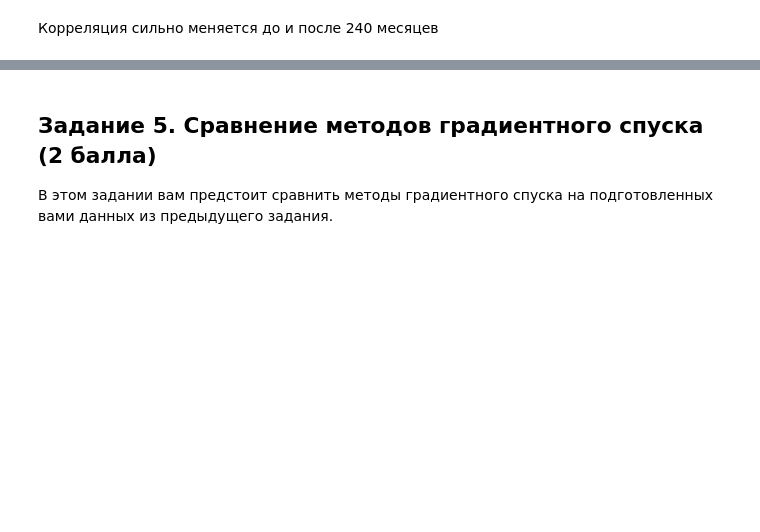
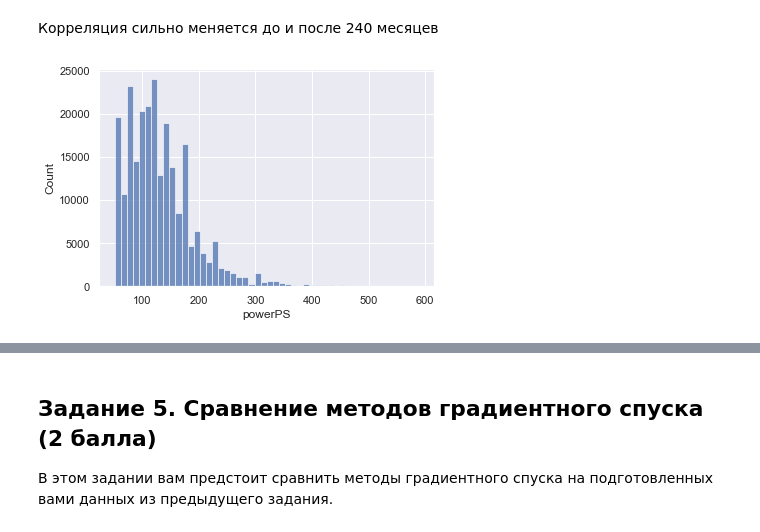
Before and after one commit to AndreyCh20/ml-course-hse-homeworks, a Jupyter notebook: 3/homework-practice-03-gd.ipynb, the cells around one changed output, grey strips where cells are left out. Drawn from its saved outputs; the diff is of its cells as text; code cells hidden in the pictures; blank space fills up the shorter version.

```diff
--- a/3/homework-practice-03-gd.ipynb
+++ b/3/homework-practice-03-gd.ipynb
@@ -527,3 +527,7 @@ data[data['autoAgeMonths'] > 240].corr()['log_price']['autoAgeMonths']
 0.4939105423009713
 # %% [markdown]
 Корреляция сильно меняется до и после 240 месяцев
+# %%
+sns.histplot(data['powerPS'], bins=50);
+# %% [output]
+[figure, added]
```
Also changed, not shown: parts of 11 cells of this notebook.
